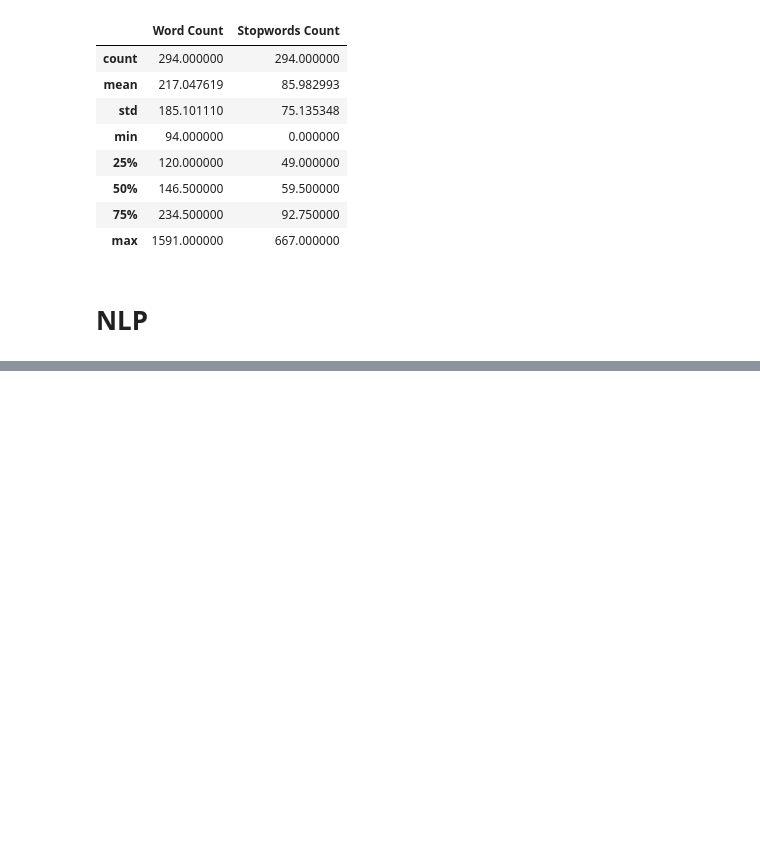
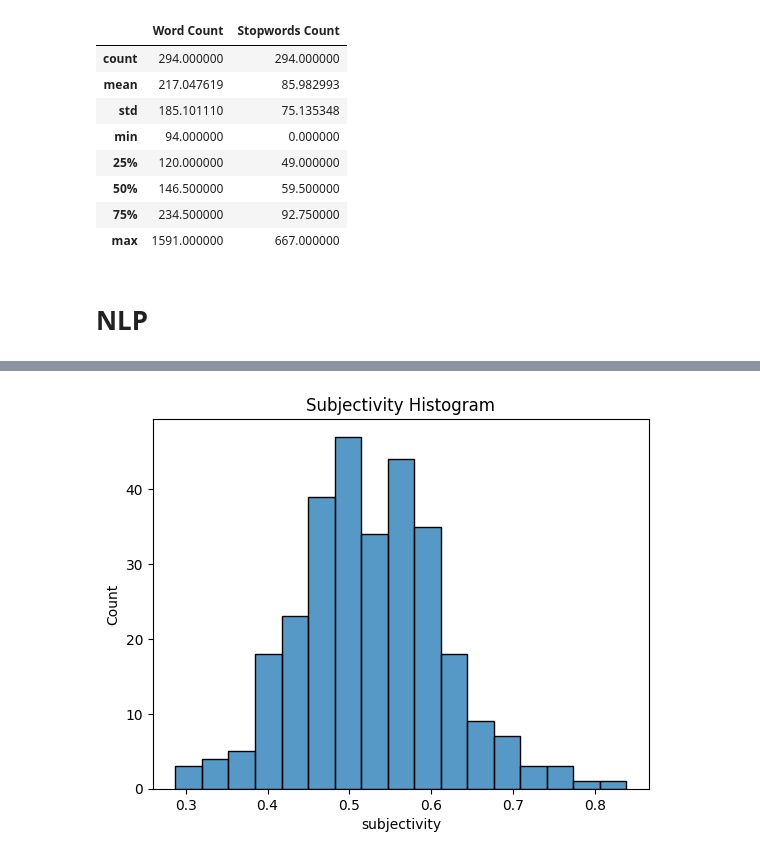
Before and after one commit to OctaMarina/IMDb-Scraper-AnalyzerClassifier, a Jupyter notebook: Sentiment Analysis.ipynb, the cells around one changed output, grey strips where cells are left out. Cells and saved outputs as stored; diff of their text form; code cells hidden in the pictures; blank space fills up the shorter version.

```diff
--- a/Sentiment Analysis.ipynb
+++ b/Sentiment Analysis.ipynb
@@ -132,0 +311,6 @@ df.describe()
+# %%
+plt.title('Subjectivity Histogram')
+sns.histplot(data = df, x = 'subjectivity')
+plt.show()
+# %% [output]
+[figure, added]
```
Also changed, not shown: parts of 31 cells of this notebook.
